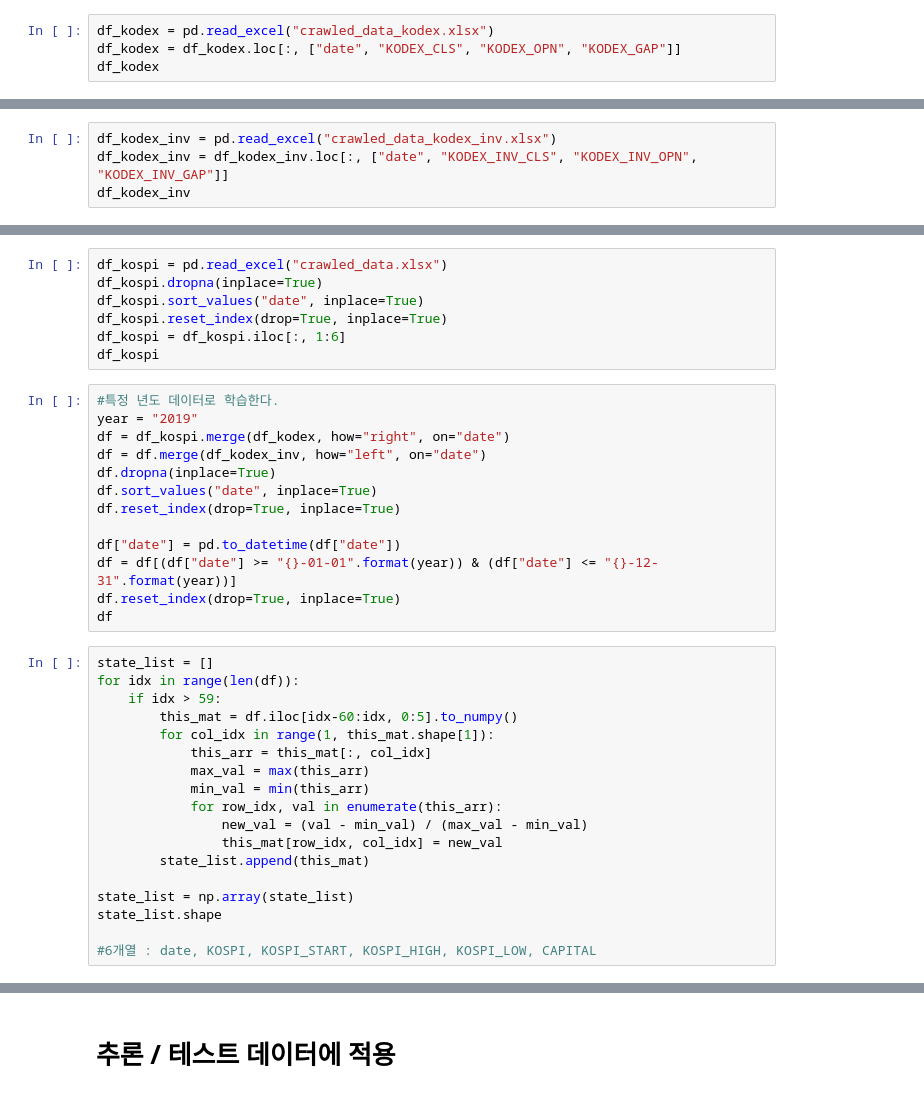
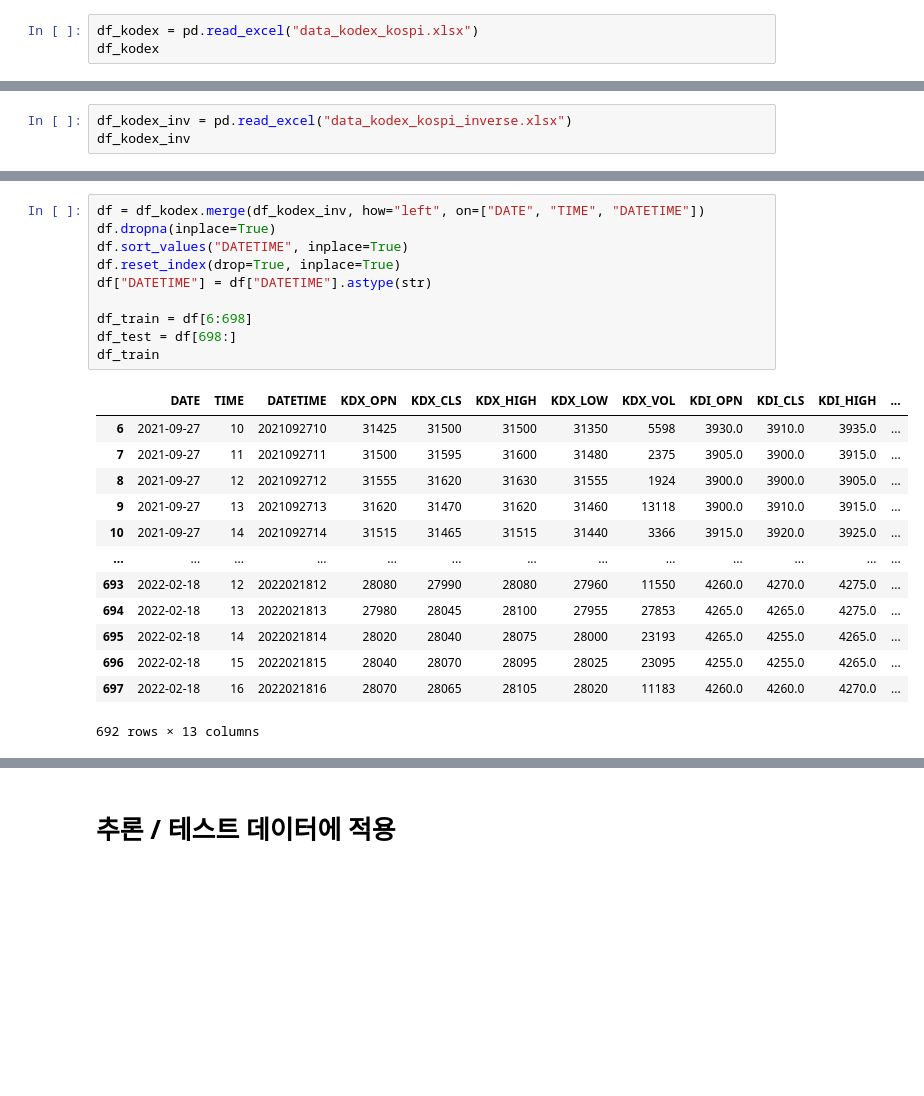
Before and after one commit to hrdkdh/reinforcement-learning, a Jupyter notebook: dqn_test_ver3_5actions.ipynb, the cells around one changed output, grey strips where cells are left out. Drawn from its saved outputs; the diff is of its cells as text; blank space fills up the shorter version.

```diff
--- a/dqn_test_ver3_5actions.ipynb
+++ b/dqn_test_ver3_5actions.ipynb
@@ -6,4 +7,3 @@ import tensorflow as tf
 # %%
-df_kodex = pd.read_excel("crawled_data_kodex.xlsx")
-df_kodex = df_kodex.loc[:, ["date", "KODEX_CLS", "KODEX_OPN", "KODEX_GAP"]]
+df_kodex = pd.read_excel("data_kodex_kospi.xlsx")
 df_kodex
@@ -10,4 +24,3 @@ df_kodex
 # %%
-df_kodex_inv = pd.read_excel("crawled_data_kodex_inv.xlsx")
-df_kodex_inv = df_kodex_inv.loc[:, ["date", "KODEX_INV_CLS", "KODEX_INV_OPN", "KODEX_INV_GAP"]]
+df_kodex_inv = pd.read_excel("data_kodex_kospi_inverse.xlsx")
 df_kodex_inv
@@ -14,39 +41,25 @@ df_kodex_inv
-# %%
-df_kospi = pd.read_excel("crawled_data.xlsx")
-df_kospi.dropna(inplace=True)
-df_kospi.sort_values("date", inplace=True)
-df_kospi.reset_index(drop=True, inplace=True)
-df_kospi = df_kospi.iloc[:, 1:6]
-df_kospi
 # %%
-#특정 년도 데이터로 학습한다.
-year = "2019"
-df = df_kospi.merge(df_kodex, how="right", on="date")
-df = df.merge(df_kodex_inv, how="left", on="date")
+df = df_kodex.merge(df_kodex_inv, how="left", on=["DATE", "TIME", "DATETIME"])
 df.dropna(inplace=True)
-df.sort_values("date", inplace=True)
+df.sort_values("DATETIME", inplace=True)
 df.reset_index(drop=True, inplace=True)
+df["DATETIME"] = df["DATETIME"].astype(str)
 
-df["date"] = pd.to_datetime(df["date"])
-df = df[(df["date"] >= "{}-01-01".format(year)) & (df["date"] <= "{}-12-31".format(year))]
-df.reset_index(drop=True, inplace=True)
-df
+df_train = df[6:698]
+df_test = df[698:]
+df_train
+# %% [output]
+|  | DATE | TIME | DATETIME | KDX_OPN | KDX_CLS | KDX_HIGH | KDX_LOW | KDX_VOL | KDI_OPN | KDI_CLS | KDI_HIGH | ... |
+| 6 | 2021-09-27 | 10 | 2021092710 | 31425 | 31500 | 31500 | 31350 | 5598 | 3930.0 | 3910.0 | 3935.0 | ... |
+| 7 | 2021-09-27 | 11 | 2021092711 | 31500 | 31595 | 31600 | 31480 | 2375 | 3905.0 | 3900.0 | 3915.0 | ... |
+| 8 | 2021-09-27 | 12 | 2021092712 | 31555 | 31620 | 31630 | 31555 | 1924 | 3900.0 | 3900.0 | 3905.0 | ... |
+| 9 | 2021-09-27 | 13 | 2021092713 | 31620 | 31470 | 31620 | 31460 | 13118 | 3900.0 | 3910.0 | 3915.0 | ... |
+| 10 | 2021-09-27 | 14 | 2021092714 | 31515 | 31465 | 31515 | 31440 | 3366 | 3915.0 | 3920.0 | 3925.0 | ... |
+| ... | ... | ... | ... | ... | ... | ... | ... | ... | ... | ... | ... | ... |
+| 693 | 2022-02-18 | 12 | 2022021812 | 28080 | 27990 | 28080 | 27960 | 11550 | 4260.0 | 4270.0 | 4275.0 | ... |
+| 694 | 2022-02-18 | 13 | 2022021813 | 27980 | 28045 | 28100 | 27955 | 27853 | 4265.0 | 4265.0 | 4275.0 | ... |
+| 695 | 2022-02-18 | 14 | 2022021814 | 28020 | 28040 | 28075 | 28000 | 23193 | 4265.0 | 4255.0 | 4265.0 | ... |
+| 696 | 2022-02-18 | 15 | 2022021815 | 28040 | 28070 | 28095 | 28025 | 23095 | 4255.0 | 4255.0 | 4265.0 | ... |
+| 697 | 2022-02-18 | 16 | 2022021816 | 28070 | 28065 | 28105 | 28020 | 11183 | 4260.0 | 4260.0 | 4270.0 | ... |
+692 rows × 13 columns
-# %%
-state_list = []
-for idx in range(len(df)):
-    if idx > 59:
-        this_mat = df.iloc[idx-60:idx, 0:5].to_numpy()
-        for col_idx in range(1, this_mat.shape[1]):
-            this_arr = this_mat[:, col_idx]
-            max_val = max(this_arr)
-            min_val = min(this_arr)
-            for row_idx, val in enumerate(this_arr):
-                new_val = (val - min_val) / (max_val - min_val)
-                this_mat[row_idx, col_idx] = new_val
-        state_list.append(this_mat)
-
-state_list = np.array(state_list)
-state_list.shape
-
-#6개열 : date, KOSPI, KOSPI_START, KOSPI_HIGH, KOSPI_LOW, CAPITAL
 # %%
```
Also changed, not shown: parts of 7 cells of this notebook, 7 other files.
